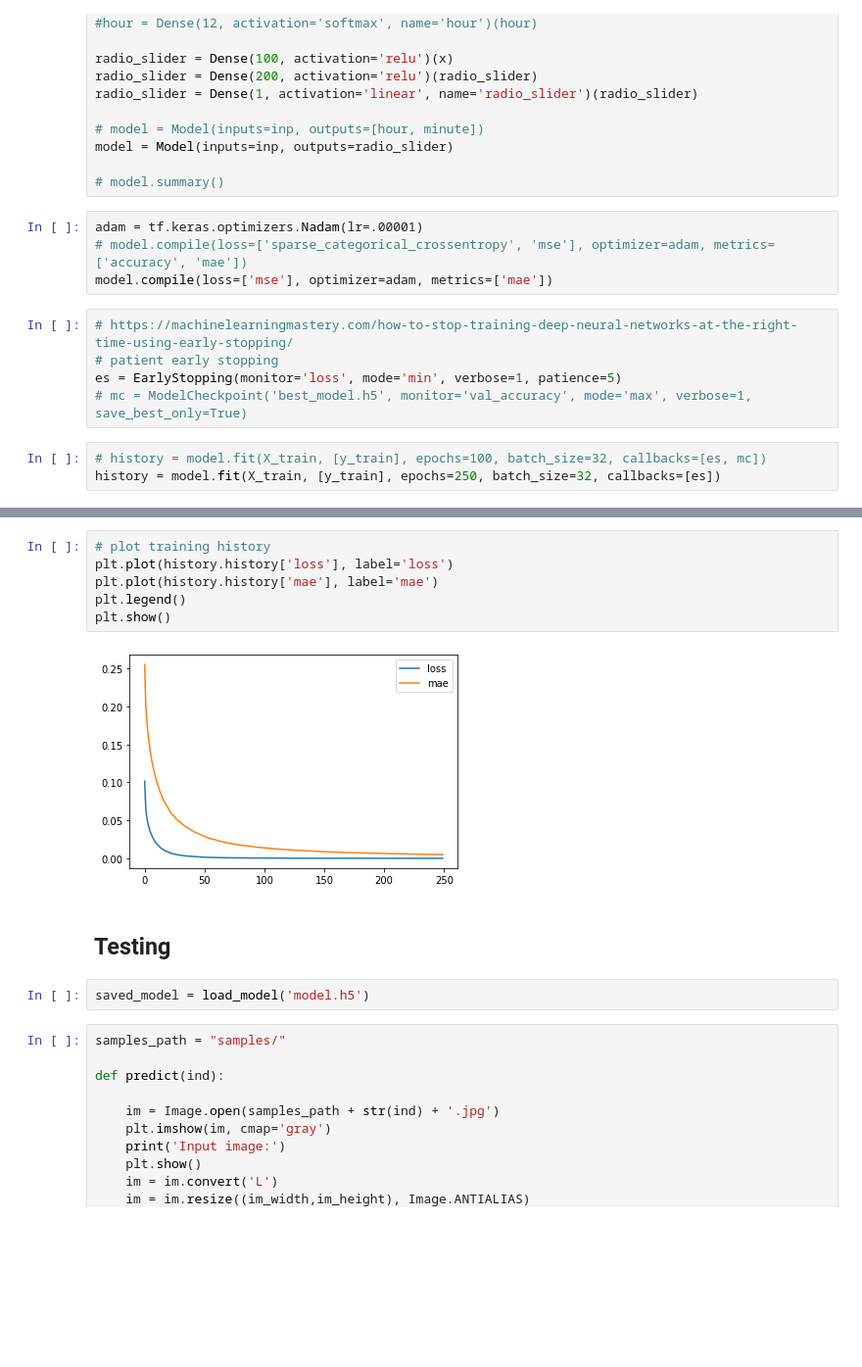
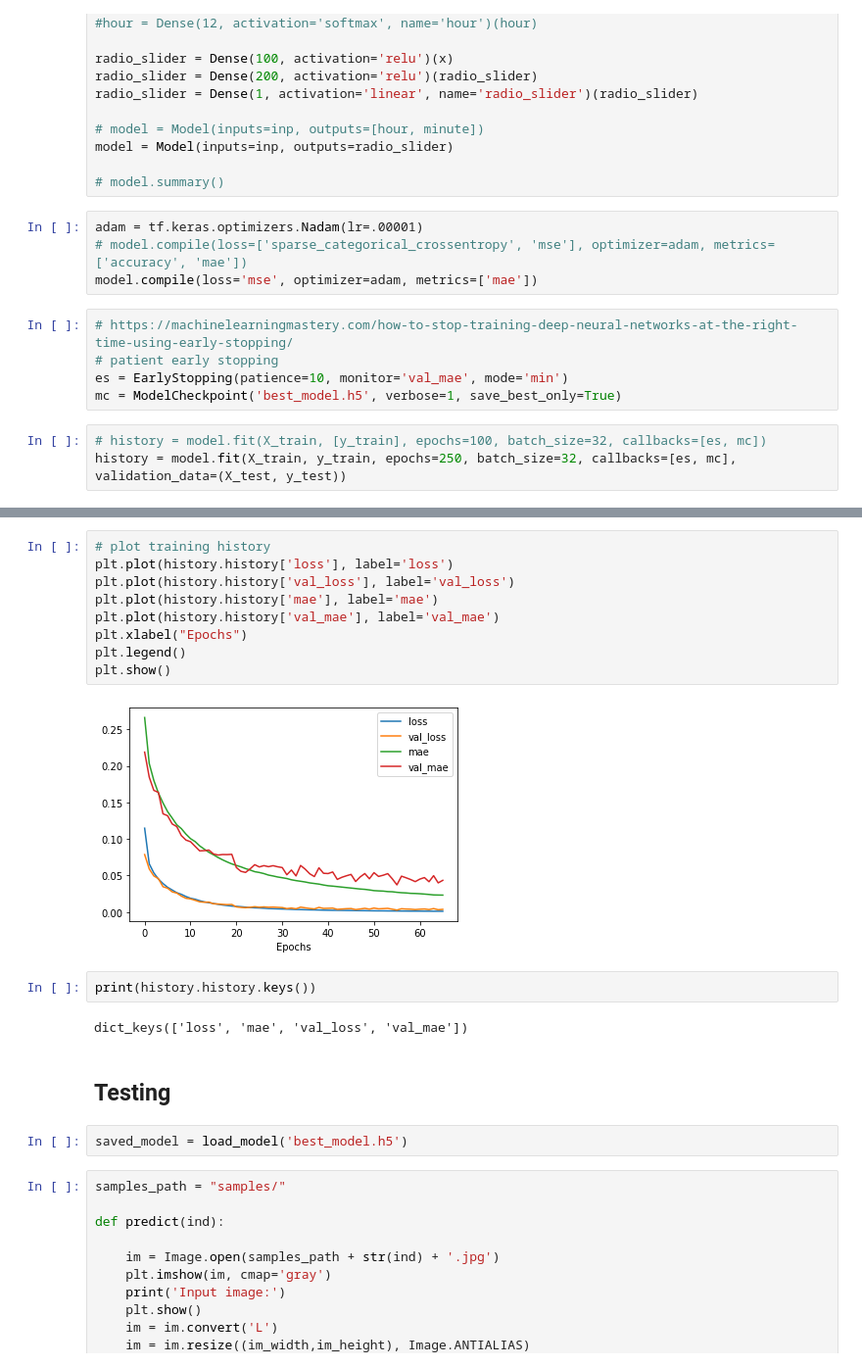
Before and after one commit to JuanIzquierdoDomenech/AnalogRead_PrecisionRadio, a Jupyter notebook: main.ipynb, the cells around one changed output, grey strips where cells are left out. Shown at 98% size. Saved outputs shown, nothing was run; the diff lists cells and outputs as text; blank space fills up the shorter version.

Commit message:
Add early stopping and model checkpoint

```diff
--- a/main.ipynb
+++ b/main.ipynb
@@ -130,13 +130,13 @@ model = Model(inputs=inp, outputs=radio_slider)
 # %%
 adam = tf.keras.optimizers.Nadam(lr=.00001)
 # model.compile(loss=['sparse_categorical_crossentropy', 'mse'], optimizer=adam, metrics=['accuracy', 'mae'])
-model.compile(loss=['mse'], optimizer=adam, metrics=['mae'])
+model.compile(loss='mse', optimizer=adam, metrics=['mae'])
 # %%
 # https://machinelearningmastery.com/how-to-stop-training-deep-neural-networks-at-the-right-time-using-early-stopping/
 # patient early stopping
-es = EarlyStopping(monitor='loss', mode='min', verbose=1, patience=5)
-# mc = ModelCheckpoint('best_model.h5', monitor='val_accuracy', mode='max', verbose=1, save_best_only=True)
+es = EarlyStopping(patience=10, monitor='val_mae', mode='min')
+mc = ModelCheckpoint('best_model.h5', verbose=1, save_best_only=True)
 # %%
 # history = model.fit(X_train, [y_train], epochs=100, batch_size=32, callbacks=[es, mc])
-history = model.fit(X_train, [y_train], epochs=250, batch_size=32, callbacks=[es])
+history = model.fit(X_train, y_train, epochs=250, batch_size=32, callbacks=[es, mc], validation_data=(X_test, y_test))
 # %% [output]
@@ -170,15 +170,22 @@ Train: 0.025, Test: 0.026
 # %%
 # plot training history
 plt.plot(history.history['loss'], label='loss')
+plt.plot(history.history['val_loss'], label='val_loss')
 plt.plot(history.history['mae'], label='mae')
+plt.plot(history.history['val_mae'], label='val_mae')
+plt.xlabel("Epochs")
 plt.legend()
 plt.show()
 # %% [output]
-[figure, old version]
+[figure, new version]
+# %%
+print(history.history.keys())
+# %% [output]
+dict_keys(['loss', 'mae', 'val_loss', 'val_mae'])
 # %% [markdown]
 ## Testing
 # %%
-saved_model = load_model('model.h5')
+saved_model = load_model('best_model.h5')
 # %%
 samples_path = "samples/"
 
```
Also changed, not shown: parts of 5 cells of this notebook, 1 other file.
